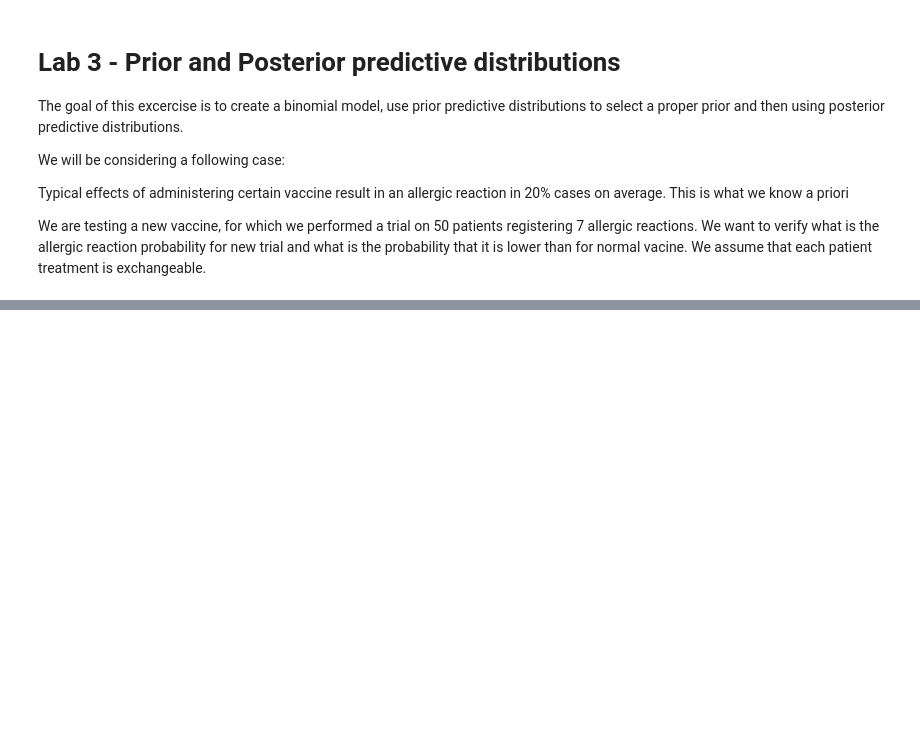
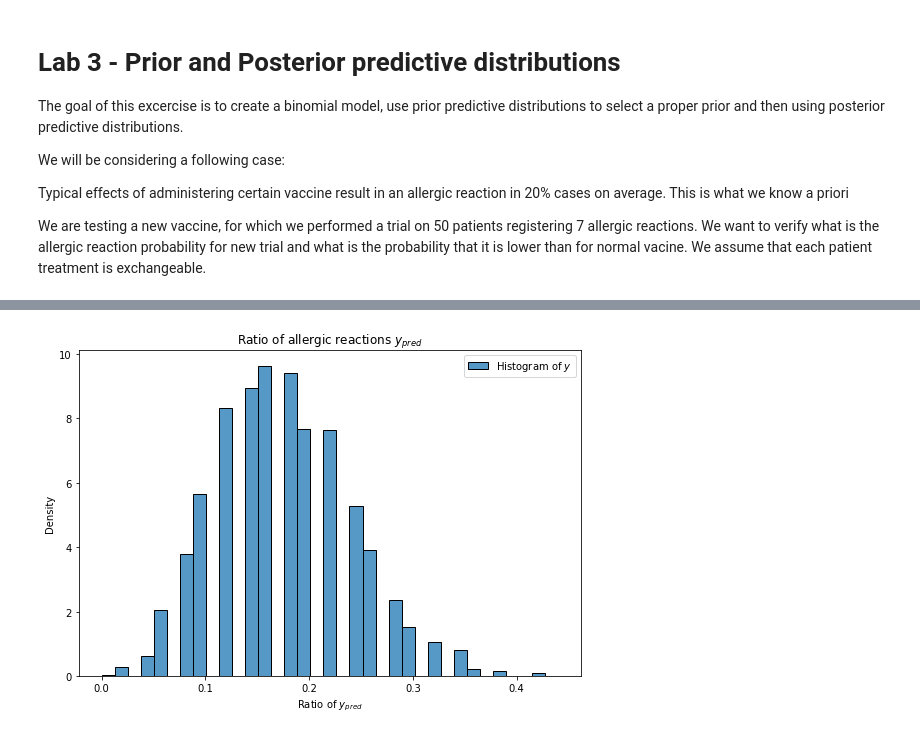
Before and after one commit to Kri5t0fK/AiR_ISZ_DA, a Jupyter notebook: Lab3/DA_lab3.ipynb, the cells around one changed output, grey strips where cells are left out. Drawn from its saved outputs; the diff is of its cells as text; code cells hidden in the pictures; blank space fills up the shorter version.

````diff
--- a/Lab3/DA_lab3.ipynb
+++ b/Lab3/DA_lab3.ipynb
@@ -35,3 +100,15 @@ Because prior predictive distribution does not use data it can often be realized
 3. Compute ratio of predicted allergic reactions for each sample and create a histogram.
 4. Compute the expected value and 94% density interval of the predicted ratio, compare it with expected value and 94% density interval of parameter ```p```. Use ```arviz``` package.
 5. Compute the probability that ratio is lower than the average probability from traditional vaccines (count the number of simulated ratios that are smaller).
+# %%
+# Model parameters
+N = 50
+y = 7
+
+# 2.1 Stan model
+stan_model2 = CmdStanModel(stan_file='stan_codes/code_2.stan')
+# 2.2 Default number of samples
+samples = stan_model2.sample(data={'N':N, 'y':y})
+
+# Create pandas dataframe
+df = samples.draws_pd()
@@ -37,0 +132,7 @@ Because prior predictive distribution does not use data it can often be realized
+# %%
+# 2.3 Compute ratio of
+# [y_pred-predicted allergic reactions] to [N-number of patients] (for each sample)
+df['y_pred_ratio'] = df['y_pred'] / N
+mean_y_ratio = y_ratio.mean()
+
+display(df[['p', 'y_pred', 'y_pred_ratio']].describe())
@@ -37,0 +149,9 @@ Because prior predictive distribution does not use data it can often be realized
+# %%
+# 2.3 Histogram of ratio'ed y
+fig, ax = plt.subplots(figsize=(9, 6))
+sns.histplot(data=df['y_pred_ratio'], bins='auto', stat='density', ax=ax, label='Histogram of $y$')
+ax.set(title='Ratio of allergic reactions $y_{{pred}}$', xlabel='Ratio of $y_{{pred}}$', ylabel='Density')
+ax.legend()
+plt.show()
+# %% [output]
+[figure, added]
````
Also changed, not shown: parts of 10 cells of this notebook, 6 other files.
